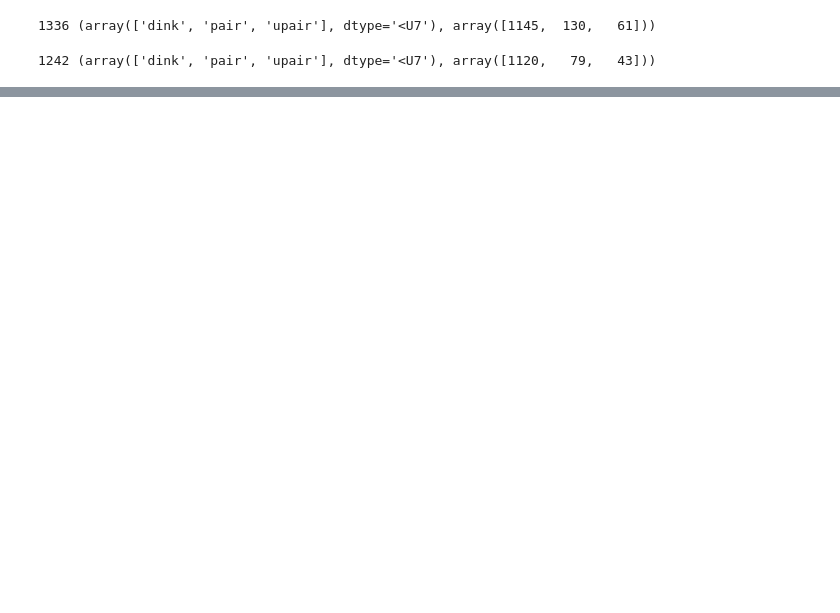
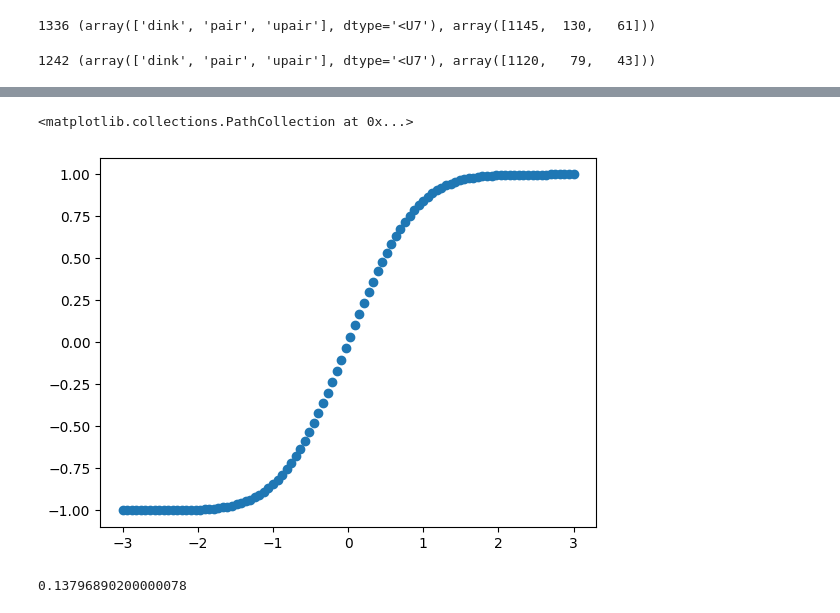
Before and after one commit to syj3514/MissingSat, a Jupyter notebook: 07_starformation.ipynb, the cells around one changed output, grey strips where cells are left out. Cells and saved outputs as stored; diff of their text form; code cells hidden in the pictures; blank space fills up the shorter version.

```diff
--- a/07_starformation.ipynb
+++ b/07_starformation.ipynb
@@ -212 +175,14 @@ uold = cell2uold(cell)
+# %%
+plt.scatter(np.linspace(-3, 3, 100), 1-erfcs(np.linspace(-3, 3, 100)))
+# %% [output]
+<matplotlib.collections.PathCollection at 0x...>
+[figure, added]
+# %%
+def get_dt(snap, snaps):
+    istep = np.where(snaps.iout_avail['iout'] == snap.iout)[0][0]
+    table = snaps.iout_avail['time']
+    return np.abs(table[istep-1] - table[istep])
+get_dt(snap, snap1s)
+# %% [output]
+0.13796890200000078
 # %%
```
Also changed, not shown: parts of 17 cells of this notebook, 6 other files.
